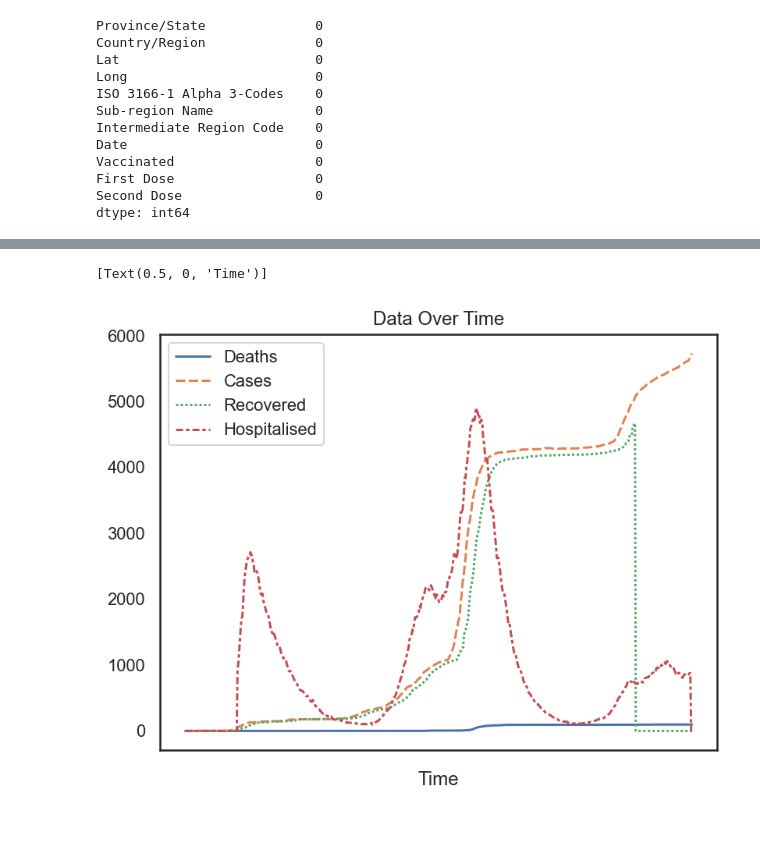
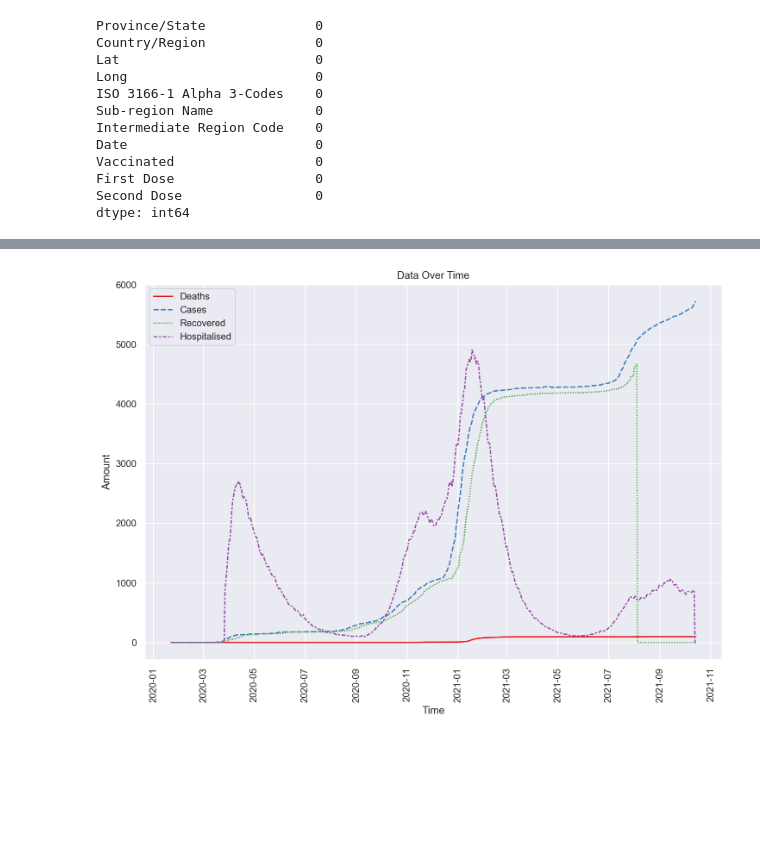
Before and after one commit to heyashy/LSE_DA_COVID_analysis, a Jupyter notebook: LSE_DA201_assignment_ash_johnson.ipynb, the cells around one changed output, grey strips where cells are left out. Saved outputs shown, nothing was run; the diff lists cells and outputs as text; code cells hidden in the pictures; blank space fills up the shorter version.

```diff
--- a/LSE_DA201_assignment_ash_johnson.ipynb
+++ b/LSE_DA201_assignment_ash_johnson.ipynb
@@ -47,6 +47,8 @@ vac = pd.read_csv('./covid_19_uk_vaccinated.csv')
 # %%
 print('Shape: {} \n'.format(cov.shape))
 print(cov.dtypes)
+cov['Date'] = pd.to_datetime(cov['Date'])
+print(cov.dtypes)
 # %% [output]
 Shape: (7584, 12)
 
@@ -157,7 +161,7 @@ dtype: int64
 cov['Deaths'].fillna(cov['Deaths'].mean(), inplace=True)
 cov['Cases'].fillna(cov['Cases'].mean(), inplace=True)
 cov['Recovered'].fillna(cov['Recovered'].mean(), inplace=True)
-
+cov['Hospitalised'].fillna(cov['Recovered'].mean(), inplace=True)
 print(cov.isna().sum())
 # %% [output]
 Province/State              0
@@ -188,6 +192,8 @@ Vaccinated                  0
 First Dose                  0
 Second Dose                 0
 dtype: int64
+# %%
+cov[['Deaths', 'Cases', 'Recovered', 'Hospitalised']] = cov[['Deaths', 'Cases', 'Recovered', 'Hospitalised']].astype(int)
 # %%
 gcov_df = cov[cov['Province/State'] == 'Gibraltar']
 # %%
@@ -210,6 +216,8 @@ Hospitalised                float64
 dtype: object
 # %%
+
 gcov_df = gcov_df[['Date', 'Deaths', 'Cases', 'Recovered', 'Hospitalised']]
+gcov_df.set_index('Date', inplace=True)
 # %%
 gcov_df.tail()
 # %% [output]
@@ -238,14 +247,20 @@ start date: 2020-01-22 / End Date: 2021-10-14
 # %%
 
-sns.set_theme(style="white")
-ax =  sns.lineplot(data=gcov_df)
-ax.set(xticklabels=[])
+sns.set_theme(style="darkgrid")
+sns.set(rc={'figure.figsize':(12,8)})
+
+ax =  sns.lineplot(data=gcov_df, palette='Set1')
 ax.set(title='Data Over Time')
 ax.set(xlabel='Time')
-#ax.tick_params(bottom=False)
+ax.set(ylabel='Amount')
+for tick in ax.xaxis.get_minor_ticks()[1::2]:
+    tick.set_visible(False)
+plt.xticks(rotation = 90)
+
+
+plt.show()
 # %% [output]
-[Text(0.5, 0, 'Time')]
-[figure, old version]
+[figure, new version]
 # %% [markdown]
 #
 # %% [markdown]
```
Also changed, not shown: parts of 21 cells of this notebook, 2 other files.
